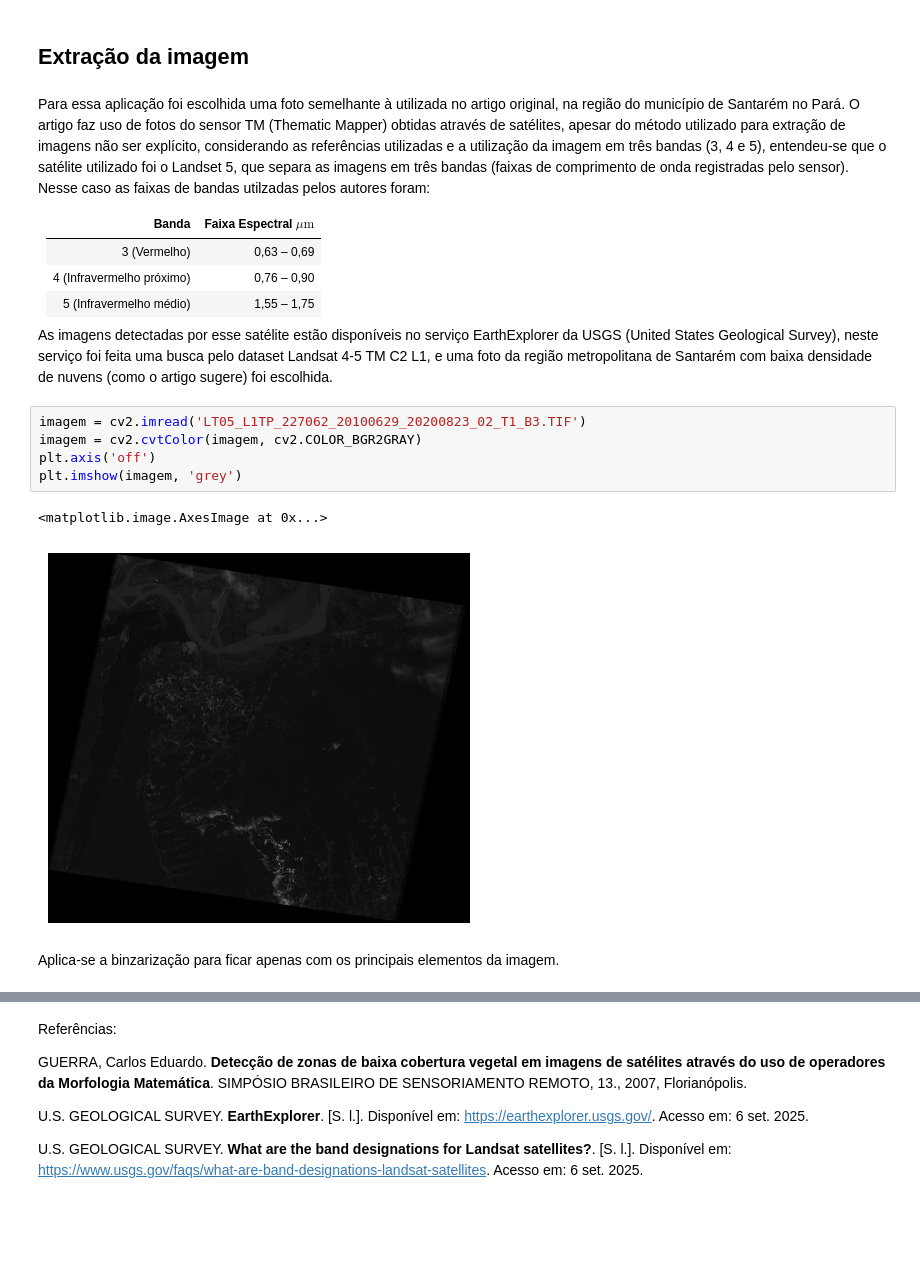
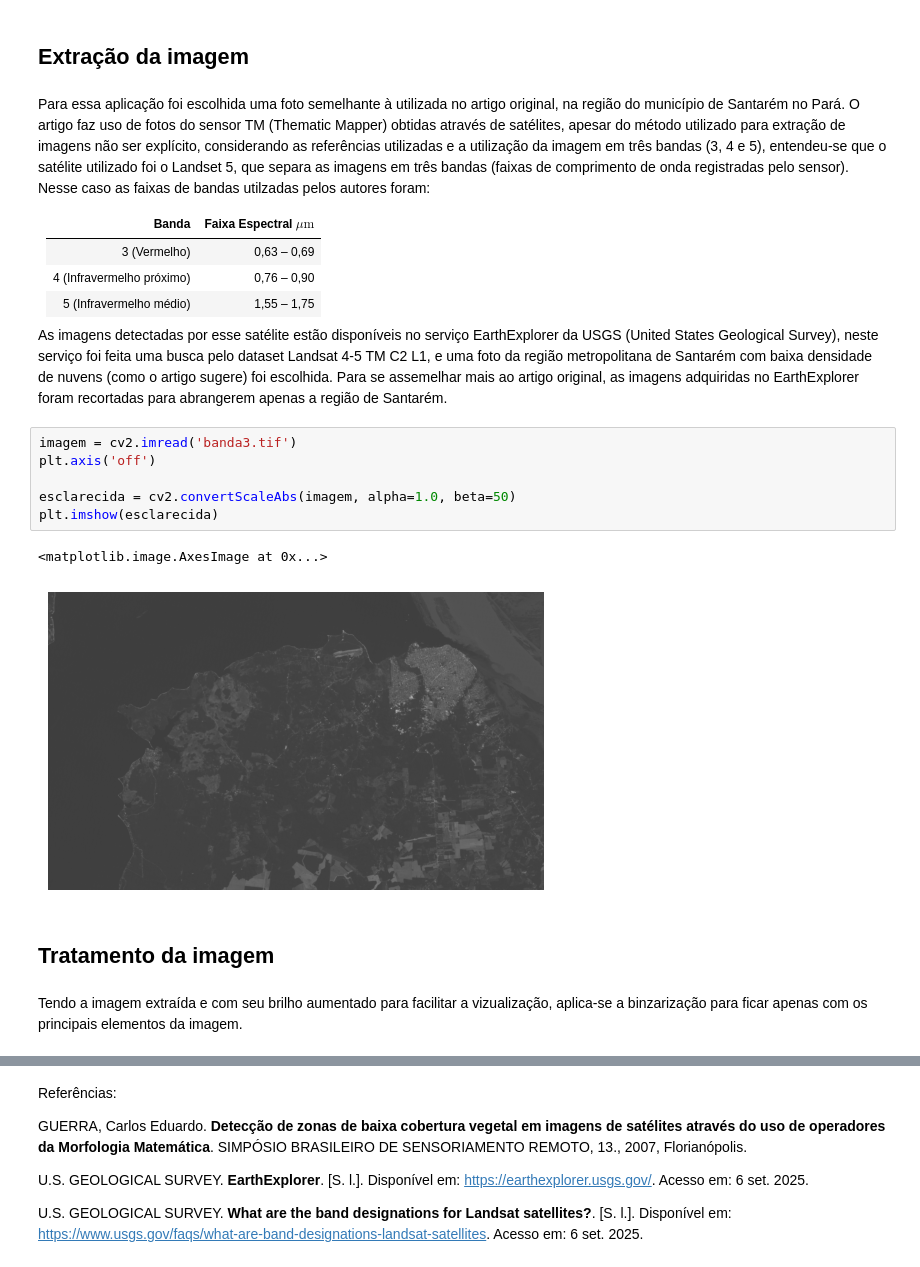
Before and after one commit to joao-martinho/pi, a Jupyter notebook: Trabalho 1/trabalho01.ipynb, the cells around one changed output, grey strips where cells are left out. Cells and saved outputs as stored; diff of their text form; blank space fills up the shorter version.

```diff
--- a/Trabalho 1/trabalho01.ipynb
+++ b/Trabalho 1/trabalho01.ipynb
@@ -26,15 +26,18 @@ Para essa aplicação foi escolhida uma foto semelhante à utilizada no artigo o
 | 4 (Infravermelho próximo) | 0,76 – 0,90 |
 | 5 (Infravermelho médio) | 1,55 – 1,75 |
 
-As imagens detectadas por esse satélite estão disponíveis no serviço EarthExplorer da USGS (United States Geological Survey), neste serviço foi feita uma busca pelo dataset Landsat 4-5 TM C2 L1, e uma foto da região metropolitana de Santarém com baixa densidade de nuvens (como o artigo sugere) foi escolhida.
+As imagens detectadas por esse satélite estão disponíveis no serviço EarthExplorer da USGS (United States Geological Survey), neste serviço foi feita uma busca pelo dataset Landsat 4-5 TM C2 L1, e uma foto da região metropolitana de Santarém com baixa densidade de nuvens (como o artigo sugere) foi escolhida. Para se assemelhar mais ao artigo original, as imagens adquiridas no EarthExplorer foram recortadas para abrangerem apenas a região de Santarém.
 # %%
-imagem = cv2.imread('LT05_L1TP_227062_20100629_20200823_02_T1_B3.TIF')
-imagem = cv2.cvtColor(imagem, cv2.COLOR_BGR2GRAY)
+imagem = cv2.imread('banda3.tif')
 plt.axis('off')
-plt.imshow(imagem, 'grey')
+
+esclarecida = cv2.convertScaleAbs(imagem, alpha=1.0, beta=50)
+plt.imshow(esclarecida)
 # %% [output]
 <matplotlib.image.AxesImage at 0x...>
-[figure, old version]
+[figure, new version]
+# %% [markdown]
+## Tratamento da imagem
 # %% [markdown]
-Aplica-se a binzarização para ficar apenas com os principais elementos da imagem.
+Tendo a imagem extraída e com seu brilho aumentado para facilitar a vizualização, aplica-se a binzarização para ficar apenas com os principais elementos da imagem.
 # %%
```
Also changed, not shown: parts of 4 cells of this notebook.
